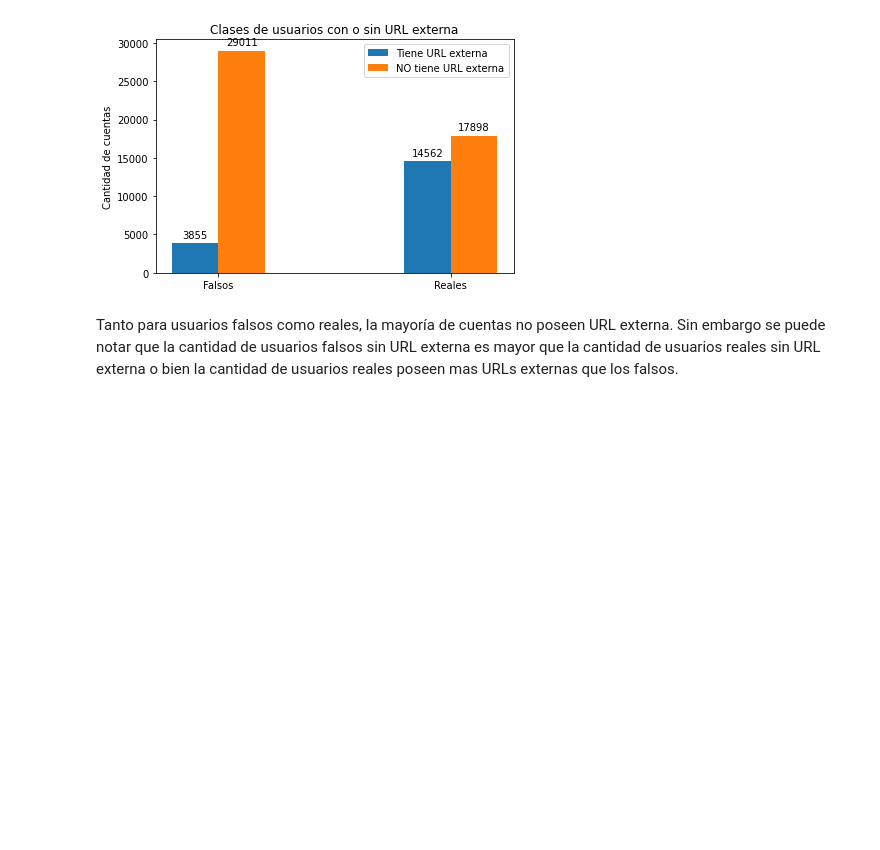
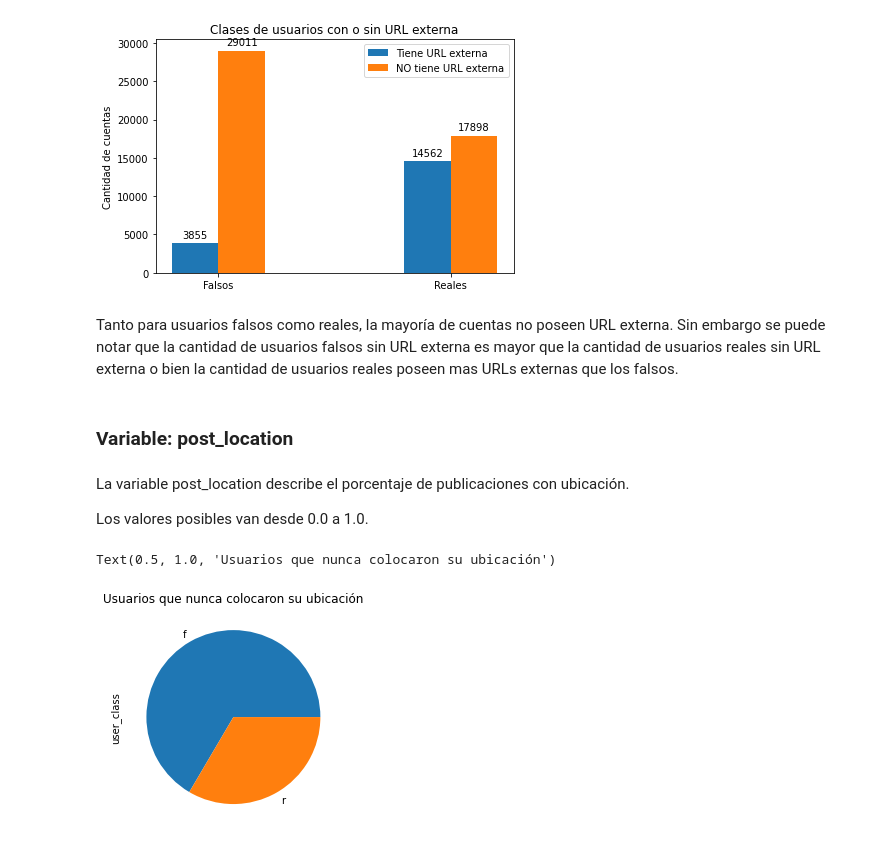
Before and after one commit to MiguelIribas/MachineLearning, a Jupyter notebook: tp1_EDA.ipynb, the cells around one changed output. Cells and saved outputs as stored; diff of their text form; code cells hidden in the pictures; blank space fills up the shorter version.

Commit message:
Avances TP - descripcion de mas variables de entrada

```diff
--- a/tp1_EDA.ipynb
+++ b/tp1_EDA.ipynb
@@ -329,0 +324,11 @@ Tanto para usuarios falsos como reales, la mayoría de cuentas no poseen URL ext
+# %% [markdown]
+### Variable: post_location
+# %% [markdown]
+La variable post_location describe el porcentaje de publicaciones con ubicación.
+
+Los valores posibles van desde 0.0 a 1.0.
+# %%
+dataset[dataset.post_location==0.0].user_class.value_counts().sort_index().plot.pie().set_title('Usuarios que nunca colocaron su ubicación')
+# %% [output]
+Text(0.5, 1.0, 'Usuarios que nunca colocaron su ubicación')
+[figure, added]
```
Also changed, not shown: parts of 16 cells of this notebook.
